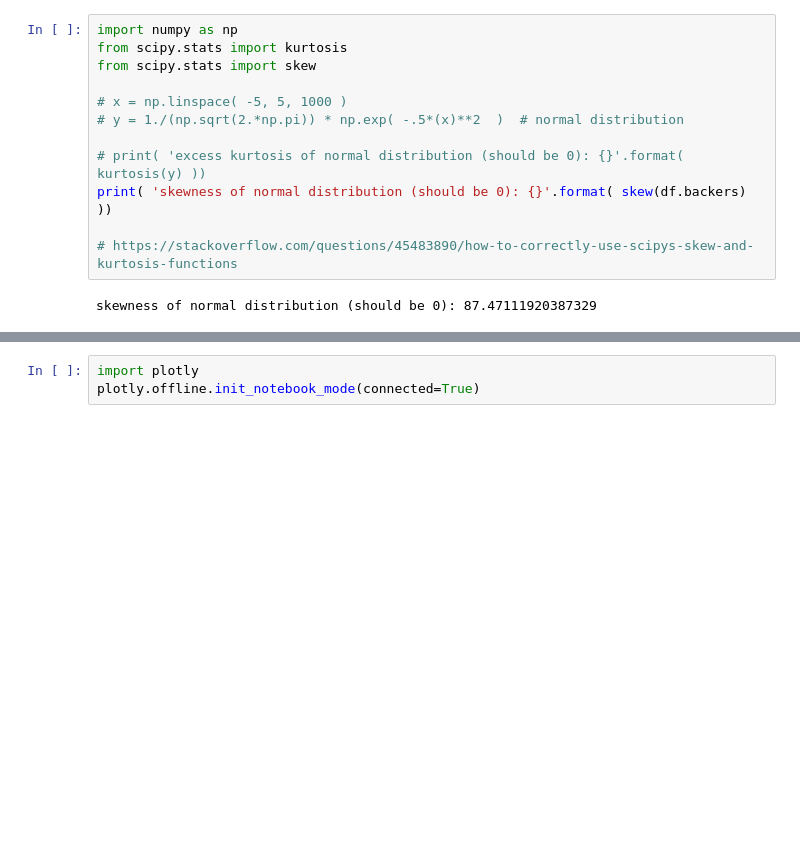
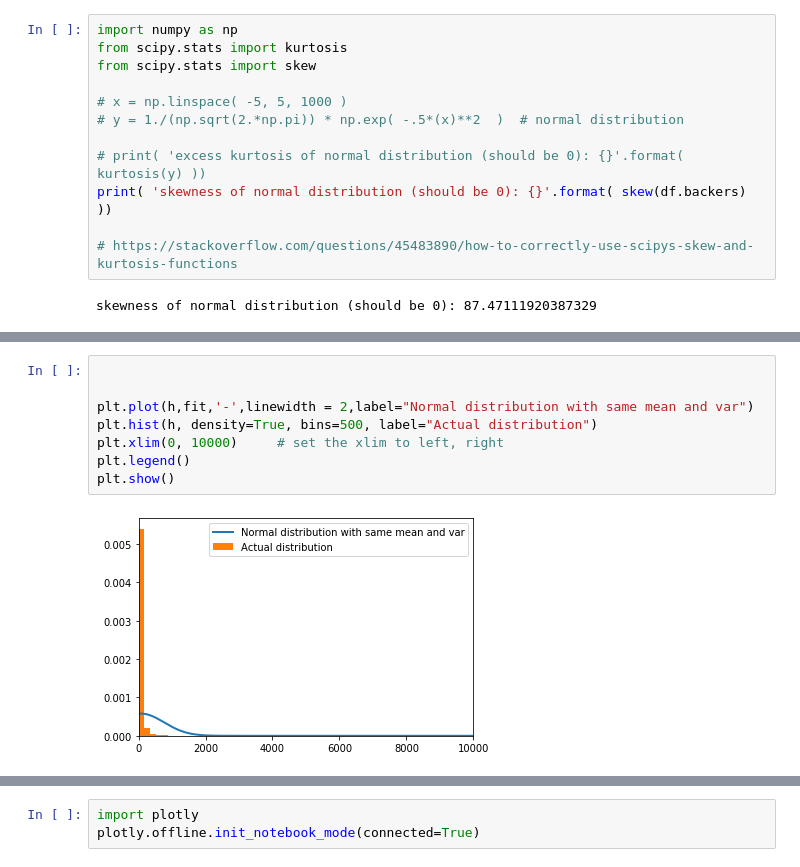
Before and after one commit to nygeog/general_assembly_data_analysis, a Jupyter notebook: notebook_1.ipynb, the cells around one changed output, grey strips where cells are left out. Saved outputs shown, nothing was run; the diff lists cells and outputs as text; blank space fills up the shorter version.

```diff
--- a/notebook_1.ipynb
+++ b/notebook_1.ipynb
@@ -126,0 +166,10 @@ skewness of normal distribution (should be 0): 87.47111920387329
+# %%
+
+
+plt.plot(h,fit,'-',linewidth = 2,label="Normal distribution with same mean and var")
+plt.hist(h, density=True, bins=500, label="Actual distribution")
+plt.xlim(0, 10000)     # set the xlim to left, right
+plt.legend()
+plt.show()
+# %% [output]
+[figure, added]
```
Also changed, not shown: parts of 8 cells of this notebook.
